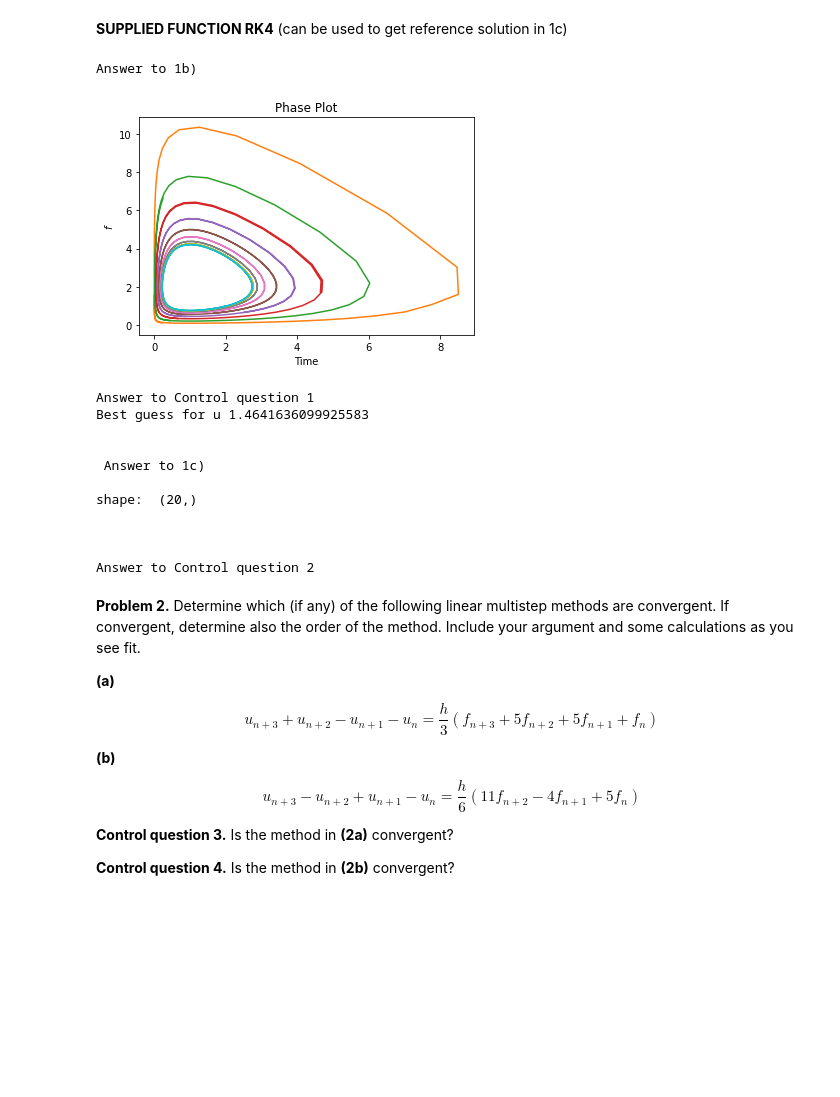
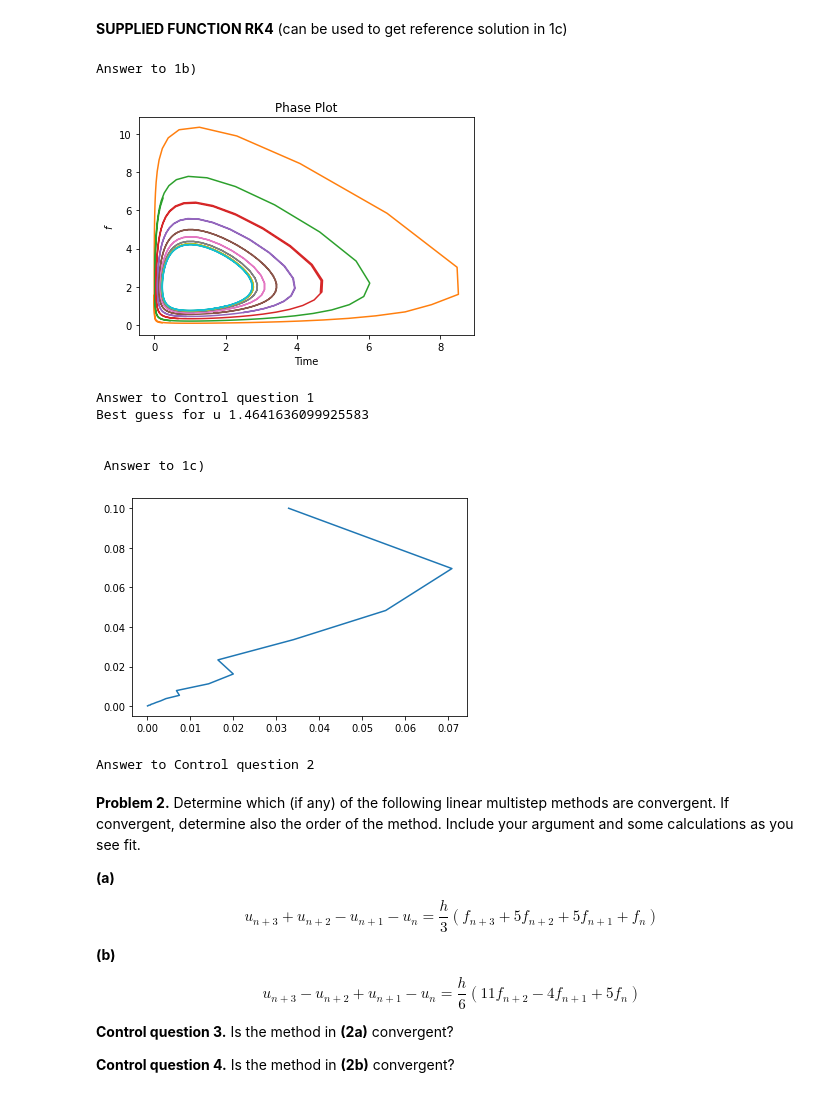
Before and after one commit to isakhammer/research, a Jupyter notebook: mathematics/numerical-analysis/numerical-math-tma4215/exercises/assignment-3.ipynb, the cells around one changed output. Saved outputs shown, nothing was run; the diff lists cells and outputs as text; code cells hidden in the pictures; blank space fills up the shorter version.

```diff
--- a/mathematics/numerical-analysis/numerical-math-tma4215/exercises/assignment-3.ipynb
+++ b/mathematics/numerical-analysis/numerical-math-tma4215/exercises/assignment-3.ipynb
@@ -92,7 +90,7 @@ def AMB2(f,y_0,t_0,T,h):
 
     # Euler Startup
     k1 = f(TT[0], YY[0])
-    k2 = f(TT[1], YY[1] + h*k1)
+    k2 = f(TT[1], YY[0] + h*k1)
     YY[1] = YY[0] + h*0.5*(k1 + k2)
 
     for i in range(2, N):
@@ -128,24 +126,26 @@ def RK4(f,y0,t0,T,h):
         K3 = f(t+hf/2,y+hf/2*K2)
         K4 = f(t+hf,y+hf*K3)
         y  = y + hf/6*(K1+2*K2+2*K3+K4)
-    return T, y
+    return y
 # %%
 # T_end version
-def AMB2_end(f,y_0,t_0,T,h):
+def AMB2_end(f,y0,t0,T,h):
 
     N = int((T- t_0)/h)
     TT = np.linspace(t_0, T, N)
-    YY = np.zeros((N, y_0.shape[0]))
-    YY[0] = y_0
+
 
     # Euler Startup
-    k1 = f(TT[0], YY[0])
-    k2 = f(TT[1], YY[1] + h*k1)
-    YY[1] = YY[0] + h*0.5*(k1 + k2)
+    k1 = f(t0, y0)
+    k2 = f(TT[1], y0 + h*k1)
+    y1 = y0 + h*0.5*(k1 + k2)
 
     for i in range(2, N):
-      YY[i] =  h*( (3/2)*f(TT[i-1], YY[i-1]) - (1/2)*f(TT[i-2], YY[i-2])) + YY[i-1]
-    return YY[-1]
+      y2 =  h*( (3/2)*f(t + (i-1)*h, y1) - (1/2)*f(t + (i-2)*h,y0)) + y1
+      y0 = y1
+      y1 = y2
+
+    return y2
 # %%
 import matplotlib.pyplot as plt
 
@@ -187,47 +187,43 @@ print("Best guess for u",  YY[-1, 1])
 
 
 
 # 1c)  order test
 
 print("\n\n Answer to 1c)\n")
 
 # Use RK4 to get a good estimate.
 f = LV
 t0 = 0
 T = 10
 y0 = np.array([1,1])
+h = 0.01
 
 HH = np.logspace(-4,-1,20)
 Y_ex = RK4(f,y0,t0,T,h)
+y_AMB= AMB2_end(f,y0,t0,T,h)
+YY_e = np.zeros(HH.shape)
 
-YY_e = np.zeros(HH.shape)
-print("shape: ", HH.shape)
+for i in range(HH.shape[0]):
+  y_AMB= AMB2_end(f,y0,t0,T,HH[i])
+  YY_e[i] = np.linalg.norm(y_AMB - Y_ex)
 
-#Y_AMB= AMB2_end(f,y0,t0,T,HH)
-#YY_e = np.linalg.norm(Y_AMB - Y_ex)
-
-#plt.plot(YY_e, HH)
-
-#plt.show()
+plt.plot(YY_e, HH)
+plt.show()
 
 
 # Answer to Control question 1
 
 print("\n\n\nAnswer to Control question 2")
 # %% [output]
 Answer to 1b)
 [figure]
 Answer to Control question 1
 Best guess for u 1.4641636099925583
 
 
  Answer to 1c)
-
-shape:  (20,)
-
-
-
-Answer to Control question 2
+[figure, added]
+Answer to Control question 2
 # %% [markdown]
 **Problem 2.** Determine which (if any) of the following linear multistep methods are convergent. If convergent, determine also the order of the method. Include your argument and some calculations as you see fit.
 
```
Also changed, not shown: parts of 1 cell of this notebook.
